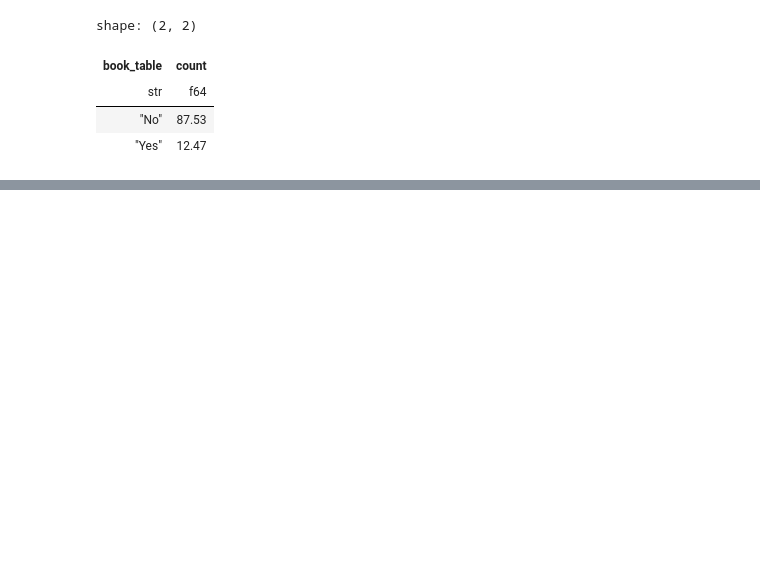
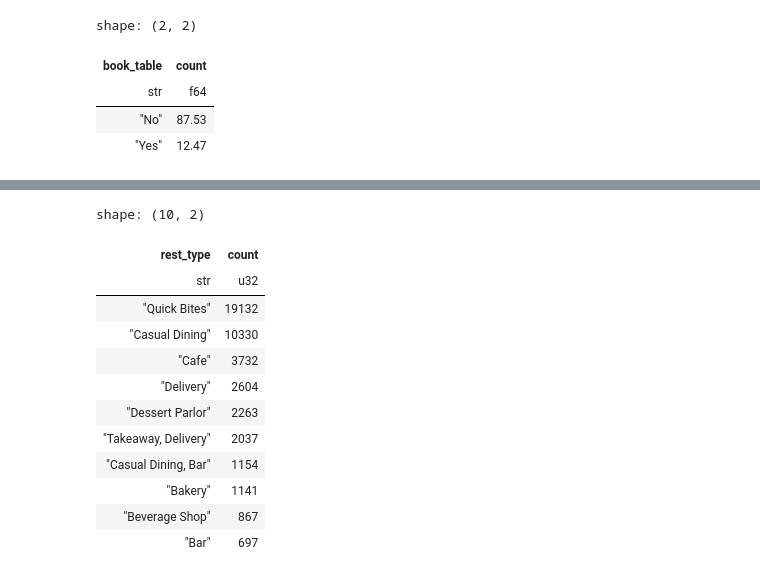
Before and after one commit to leandroclv/polars_alura, a Jupyter notebook: introducao.ipynb, the cells around one changed output, grey strips where cells are left out. Cells and saved outputs as stored; diff of their text form; code cells hidden in the pictures; blank space fills up the shorter version.

```diff
--- a/introducao.ipynb
+++ b/introducao.ipynb
@@ -596,0 +620,18 @@ shape: (2, 2)
+# %%
+restaurantes.select([
+    pl.col('rest_type').value_counts()
+]).unnest('rest_type').sort('count', descending=True).head(10)
+# %% [output]
+shape: (10, 2)
+| rest_type | count |
+| str | u32 |
+| "Quick Bites" | 19132 |
+| "Casual Dining" | 10330 |
+| "Cafe" | 3732 |
+| "Delivery" | 2604 |
+| "Dessert Parlor" | 2263 |
+| "Takeaway, Delivery" | 2037 |
+| "Casual Dining, Bar" | 1154 |
+| "Bakery" | 1141 |
+| "Beverage Shop" | 867 |
+| "Bar" | 697 |
```
Also changed, not shown: parts of 6 cells of this notebook.
